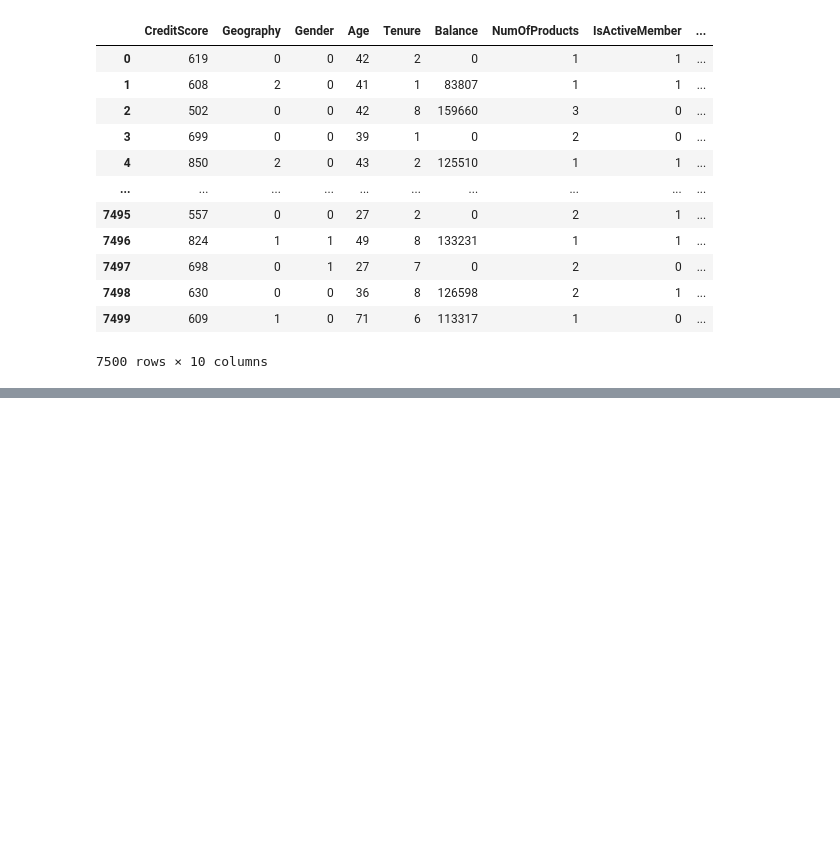
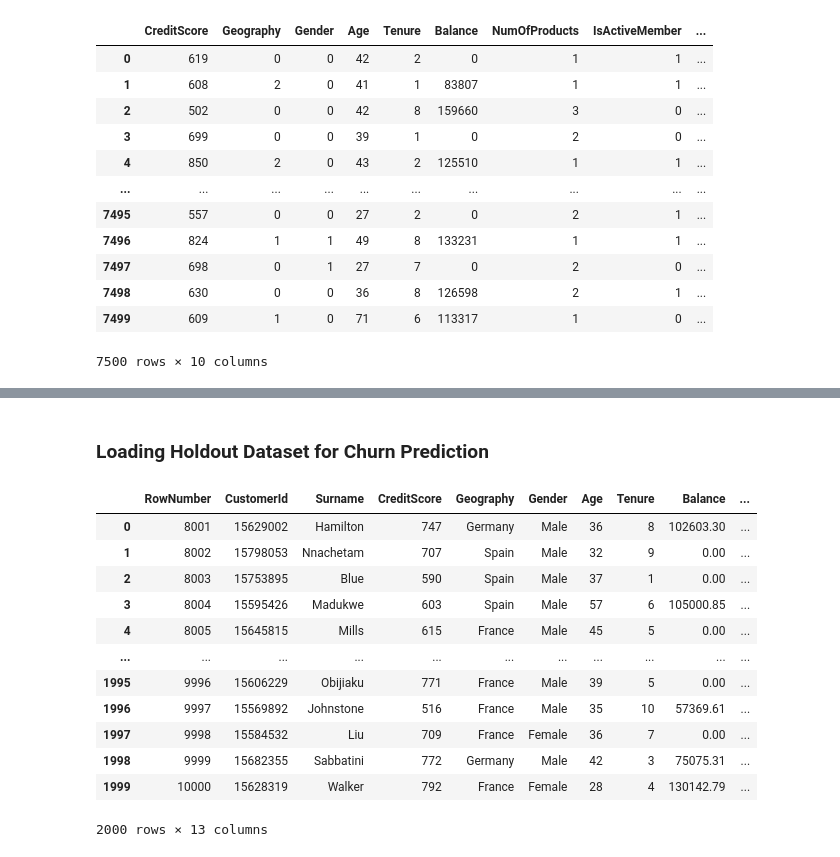
Before and after one commit to NandiSoham/Bank-Churn-Prediction, a Jupyter notebook: bank_churn_predictor.ipynb, the cells around one changed output, grey strips where cells are left out. Drawn from its saved outputs; the diff is of its cells as text; code cells hidden in the pictures; blank space fills up the shorter version.

Commit message:
worked on model prediction ability and checked Predictive Model Performance with F1 Score

```diff
--- a/bank_churn_predictor.ipynb
+++ b/bank_churn_predictor.ipynb
@@ -367,0 +459,19 @@ We've obtained the remaining metrics. Now, let's fine-tune the model to improve
+# %% [markdown]
+### Loading Holdout Dataset for Churn Prediction
+# %%
+holdout_df = pd.read_csv("holdout_churn.csv")
+holdout_df
+# %% [output]
+|  | RowNumber | CustomerId | Surname | CreditScore | Geography | Gender | Age | Tenure | Balance | ... |
+| 0 | 8001 | 15629002 | Hamilton | 747 | Germany | Male | 36 | 8 | 102603.30 | ... |
+| 1 | 8002 | 15798053 | Nnachetam | 707 | Spain | Male | 32 | 9 | 0.00 | ... |
+| 2 | 8003 | 15753895 | Blue | 590 | Spain | Male | 37 | 1 | 0.00 | ... |
+| 3 | 8004 | 15595426 | Madukwe | 603 | Spain | Male | 57 | 6 | 105000.85 | ... |
+| 4 | 8005 | 15645815 | Mills | 615 | France | Male | 45 | 5 | 0.00 | ... |
+| ... | ... | ... | ... | ... | ... | ... | ... | ... | ... | ... |
+| 1995 | 9996 | 15606229 | Obijiaku | 771 | France | Male | 39 | 5 | 0.00 | ... |
+| 1996 | 9997 | 15569892 | Johnstone | 516 | France | Male | 35 | 10 | 57369.61 | ... |
+| 1997 | 9998 | 15584532 | Liu | 709 | France | Female | 36 | 7 | 0.00 | ... |
+| 1998 | 9999 | 15682355 | Sabbatini | 772 | Germany | Male | 42 | 3 | 75075.31 | ... |
+| 1999 | 10000 | 15628319 | Walker | 792 | France | Female | 28 | 4 | 130142.79 | ... |
+2000 rows × 13 columns
```
Also changed, not shown: parts of 45 cells of this notebook, 2 other files.
